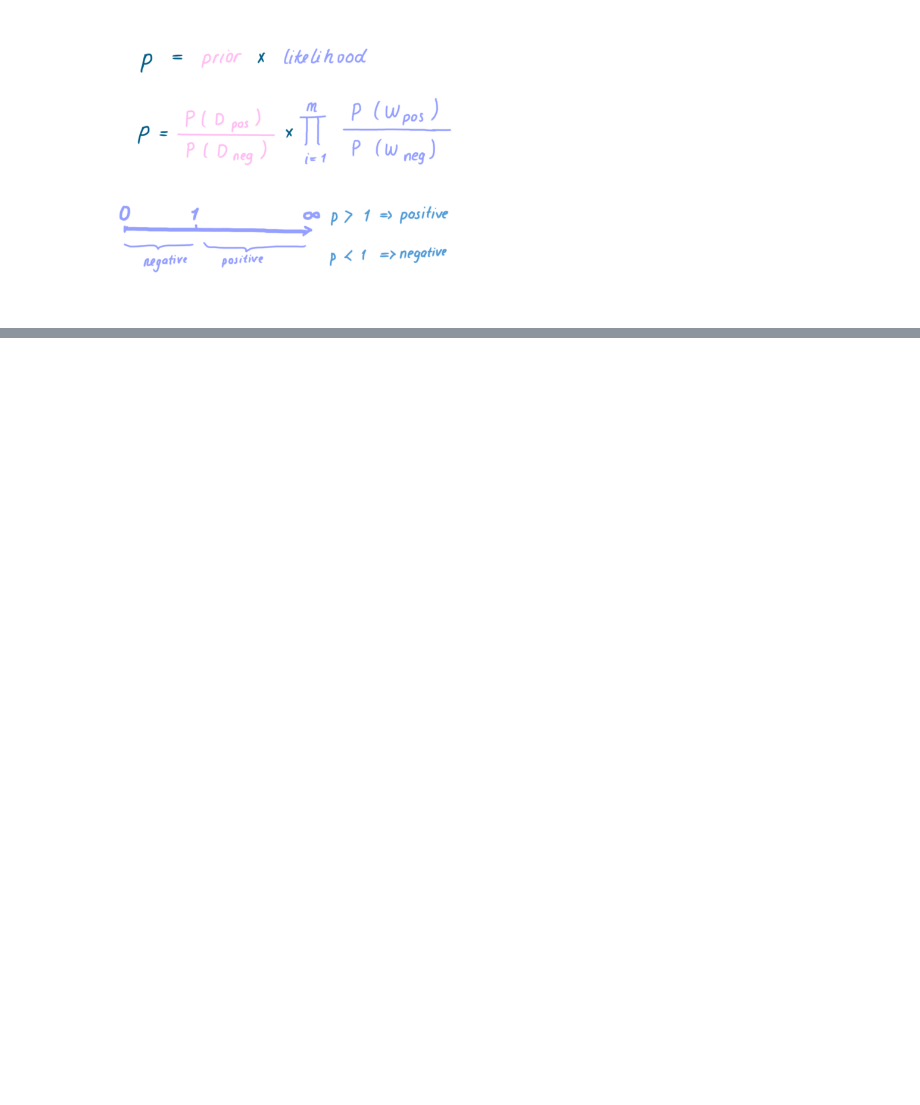
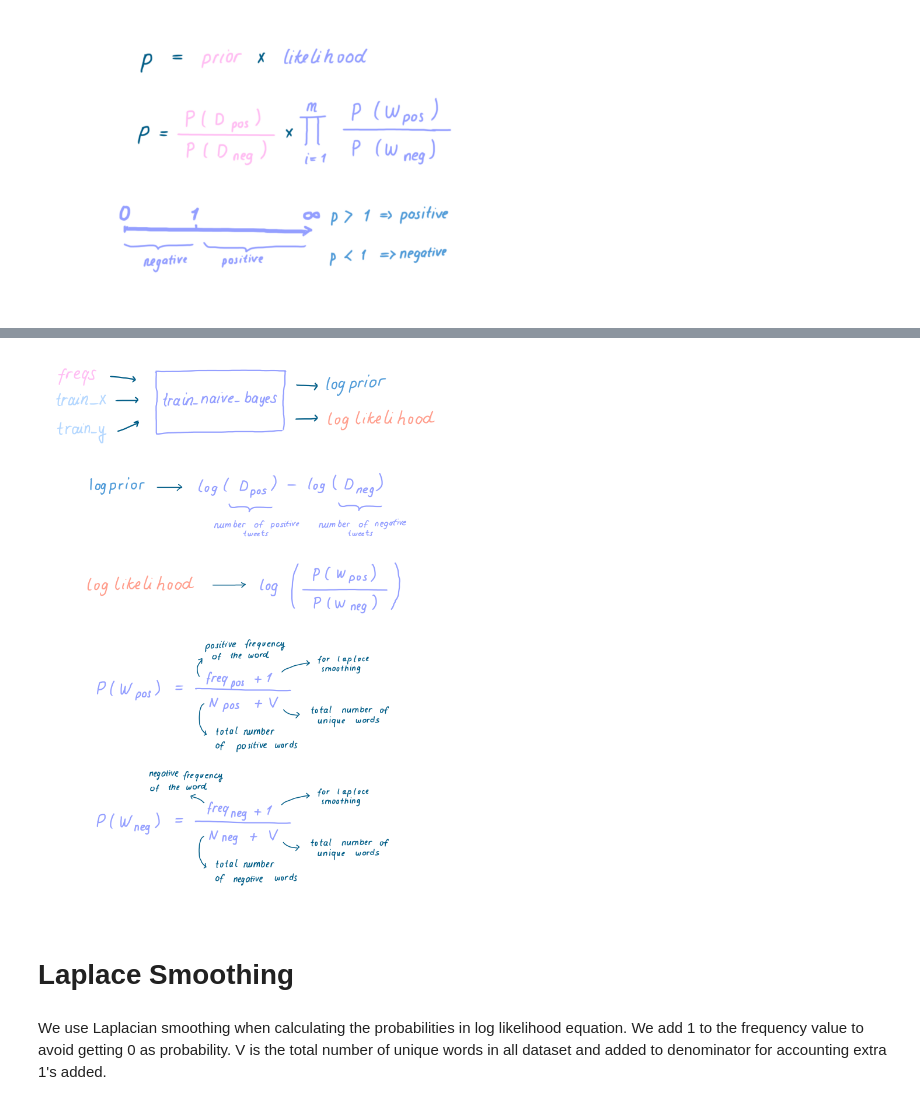
Before and after one commit to Pooja22-05-2003/Twitter-Sentiment-Analysis, a Jupyter notebook: NaiveBayesTwitterScratch.ipynb, the cells around one changed output, grey strips where cells are left out. Saved outputs shown, nothing was run; the diff lists cells and outputs as text; code cells hidden in the pictures; blank space fills up the shorter version.

```diff
--- a/NaiveBayesTwitterScratch.ipynb
+++ b/NaiveBayesTwitterScratch.ipynb
@@ -72,0 +95,9 @@ Likelihood is the product of ratios of positive probability to negative probabil
+# %%
+from IPython.display import Image
+Image("images/nb2.png", width=600)
+# %% [output]
+[figure, added]
+# %% [markdown]
+# Laplace Smoothing
+# %% [markdown]
+We use Laplacian smoothing when calculating the probabilities in log likelihood equation. We add 1 to the frequency value to avoid getting 0 as probability. V is the total number of unique words in all dataset and added to denominator for accounting extra 1's added.
```
Also changed, not shown: parts of 19 cells of this notebook, 5 other files.
